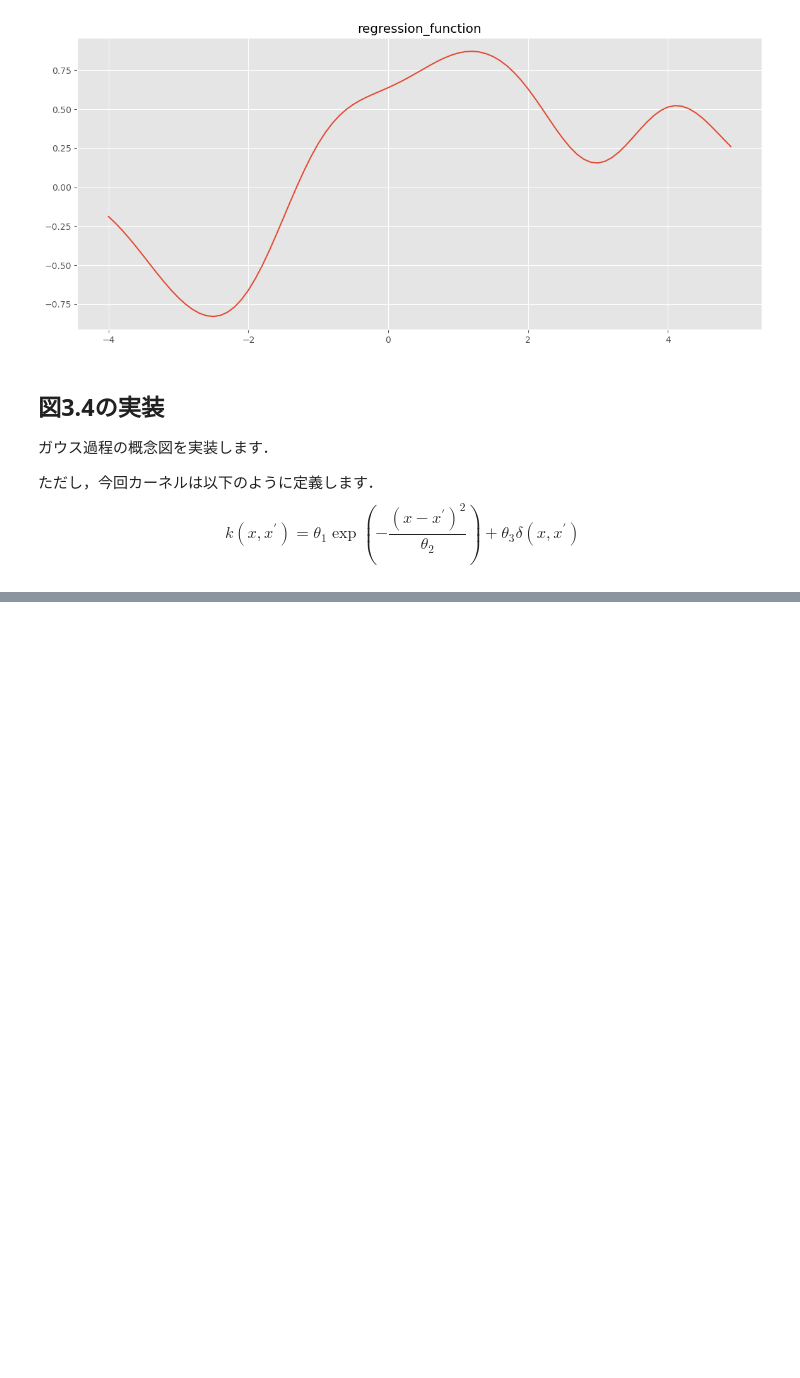
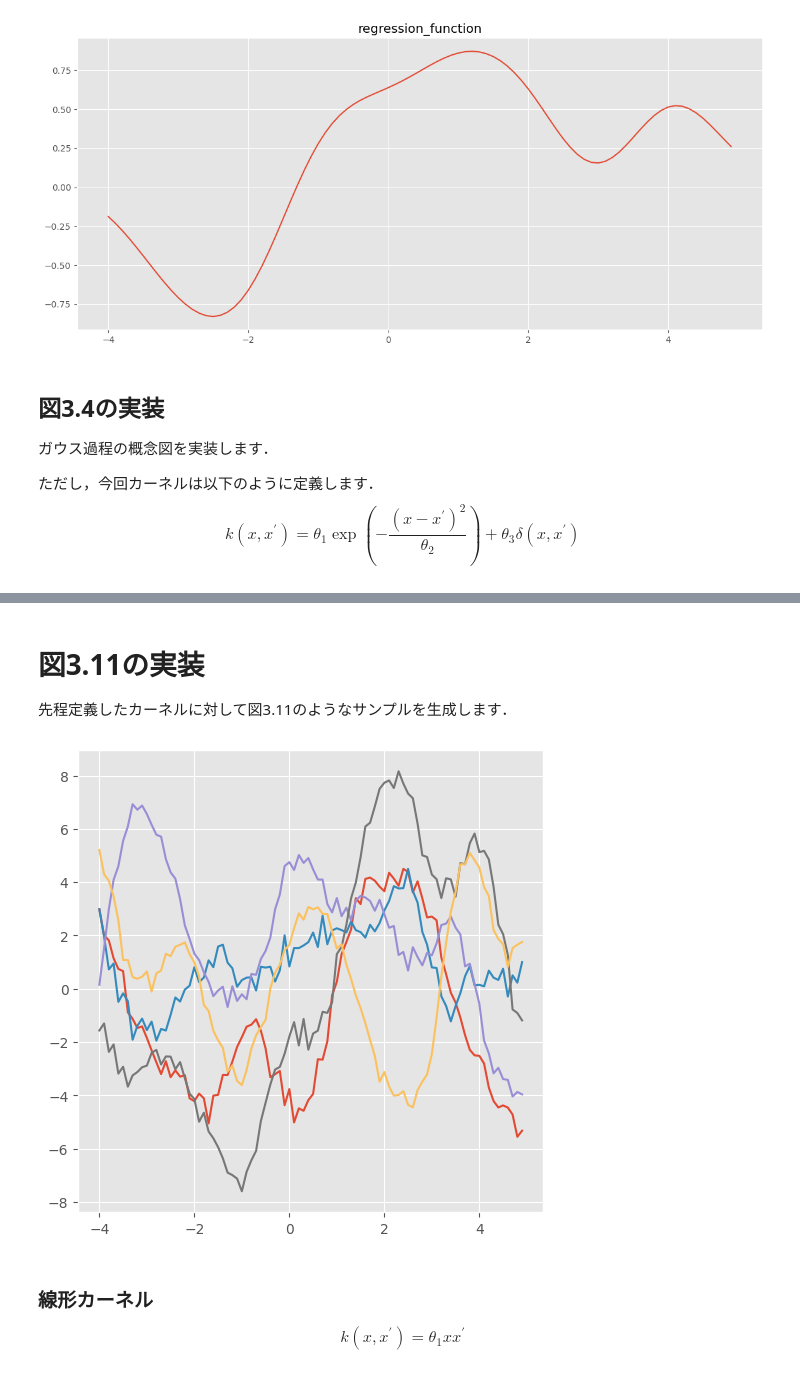
Before and after one commit to LABO-M/Gaussian_process, a Jupyter notebook: Gaussian_Process_Chapter3.ipynb, the cells around one changed output, grey strips where cells are left out. Drawn from its saved outputs; the diff is of its cells as text; code cells hidden in the pictures; blank space fills up the shorter version.

```diff
--- a/Gaussian_Process_Chapter3.ipynb
+++ b/Gaussian_Process_Chapter3.ipynb
@@ -178,0 +180,18 @@ plt.show()
+# %% [markdown]
+# 図3.11の実装
+
+先程定義したカーネルに対して図3.11のようなサンプルを生成します．
+# %%
+mu = 0 * kai
+y = np.random.multivariate_normal(mu, K , 5)
+
+fig, ax = plt.subplots(figsize=(6, 6) )
+ax.plot(kai, y.T)
+plt.show()
+# %% [output]
+[figure, added]
+# %% [markdown]
+### 線形カーネル
+$$
+k(x , x^{'}) = \theta_1 x x^{'}
+$$
```
Also changed, not shown: parts of 23 cells of this notebook.
